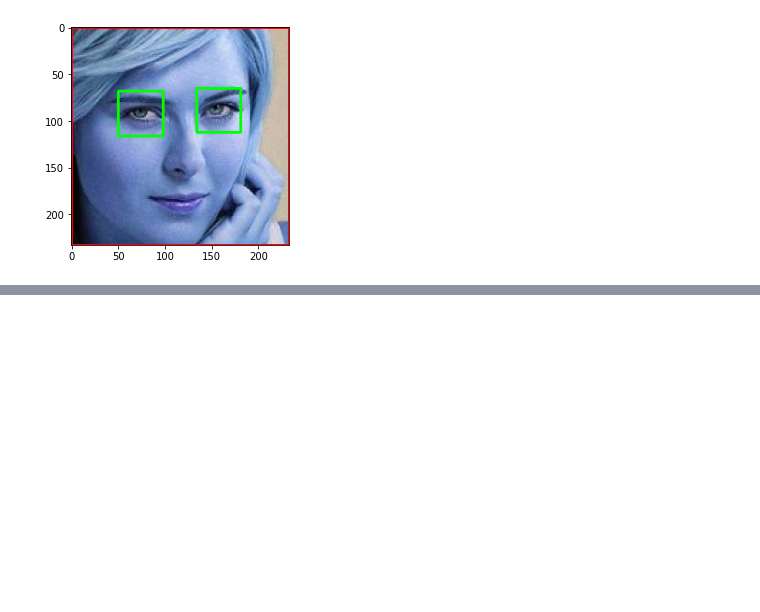
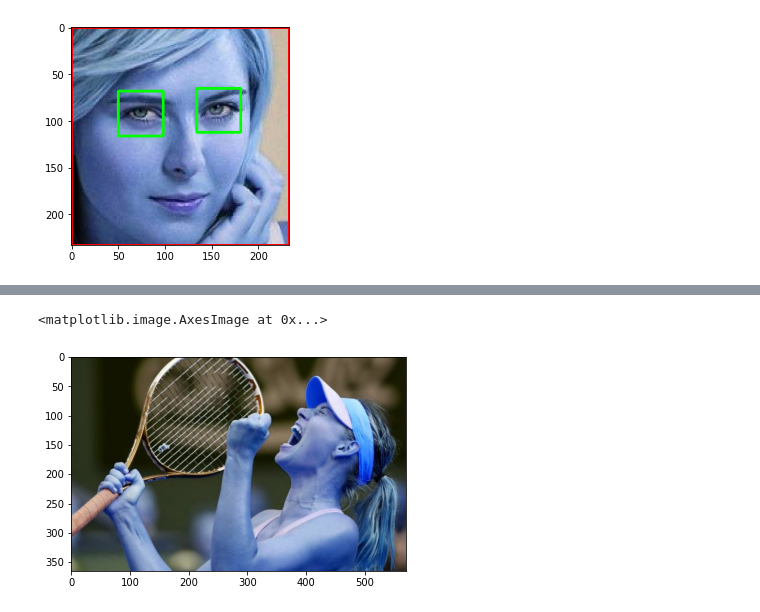
Before and after one commit to mrtlckn/CelebrityFaceRecognition_MachineLearning, a Jupyter notebook: FaceRecognition.ipynb, the cells around one changed output, grey strips where cells are left out. Cells and saved outputs as stored; diff of their text form; code cells hidden in the pictures; blank space fills up the shorter version.

```diff
--- a/FaceRecognition.ipynb
+++ b/FaceRecognition.ipynb
@@ -76,0 +100,6 @@ plt.imshow(roi_color,cmap='gray')
+# %%
+org_image_obstructed = cv2.imread('./test_images/sharapova2.jpg')
+plt.imshow(org_image_obstructed)
+# %% [output]
+<matplotlib.image.AxesImage at 0x...>
+[figure, added]
```
Also changed, not shown: parts of 4 cells of this notebook.
